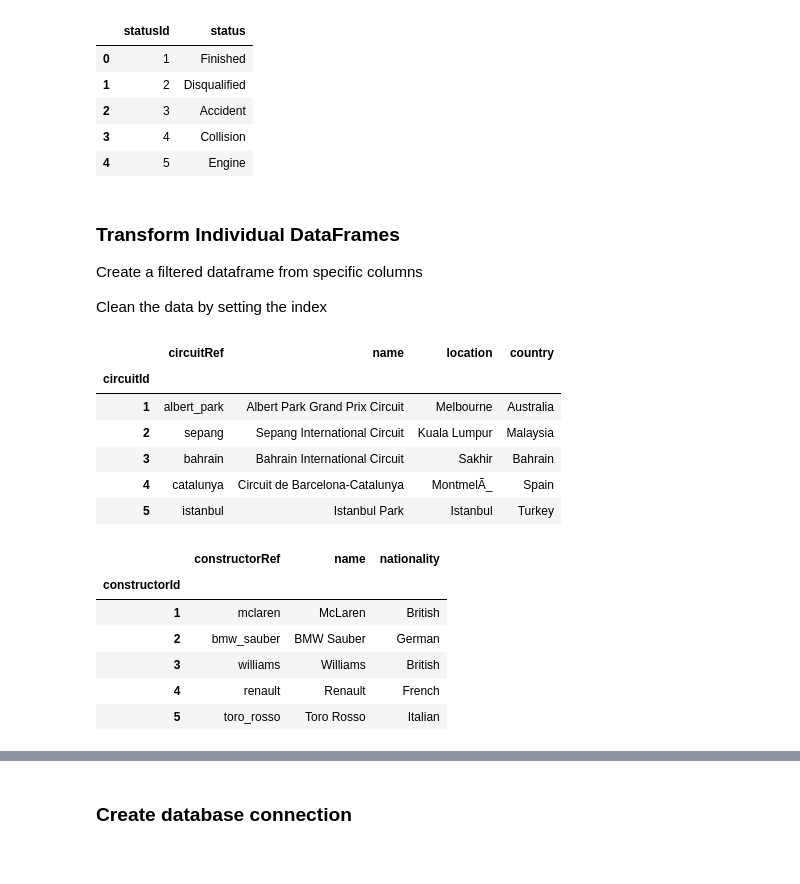
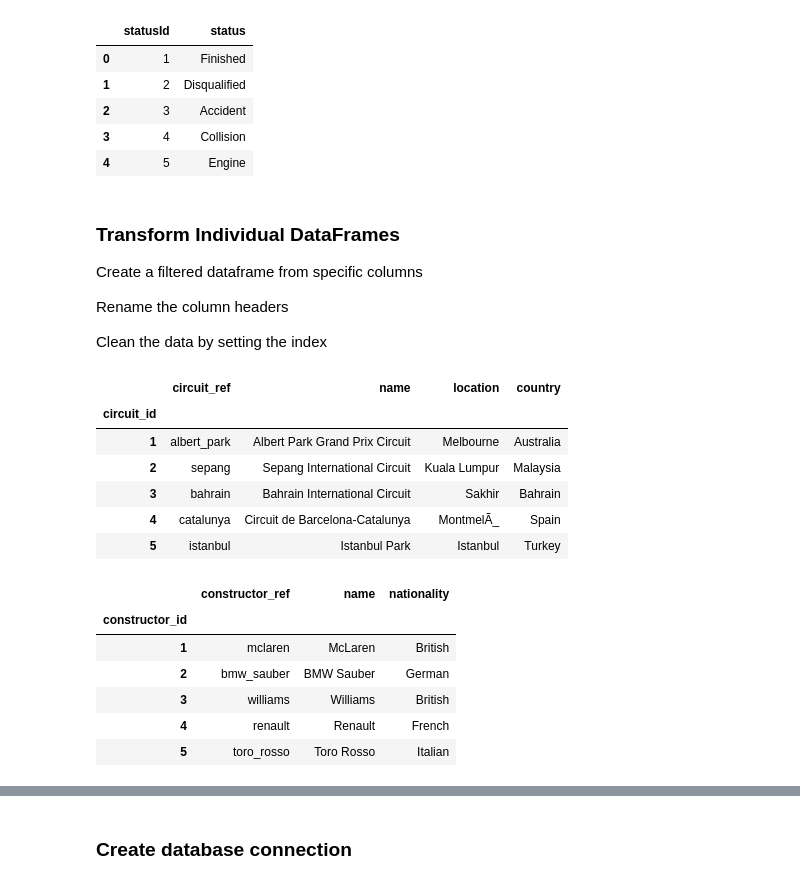
Before and after one commit to KalicoRacer/poll_position_project, a Jupyter notebook: poll_to_podium.ipynb, the cells around one changed output, grey strips where cells are left out. Saved outputs shown, nothing was run; the diff lists cells and outputs as text; code cells hidden in the pictures.

```diff
--- a/poll_to_podium.ipynb
+++ b/poll_to_podium.ipynb
@@ -84,17 +84,22 @@ status_df.head()
 ### Transform Individual DataFrames
 Create a filtered dataframe from specific columns
 
+Rename the column headers
+
 Clean the data by setting the index
 # %%
 circuits_cols = ["circuitId", "circuitRef", "name", "location", "country"]
 circuits_transformed = circuits_df[circuits_cols].copy()
 
-circuits_transformed.set_index("circuitId", inplace=True)
+circuits_transformed = circuits_transformed.rename(columns={"circuitId": "circuit_id",
+                                                         "circuitRef": "circuit_ref"})
+
+circuits_transformed.set_index("circuit_id", inplace=True)
 
 circuits_transformed.head()
 # %% [output]
-|  | circuitRef | name | location | country |
-| circuitId |  |  |  |  |
+|  | circuit_ref | name | location | country |
+| circuit_id |  |  |  |  |
 | 1 | albert_park | Albert Park Grand Prix Circuit | Melbourne | Australia |
 | 2 | sepang | Sepang International Circuit | Kuala Lumpur | Malaysia |
 | 3 | bahrain | Bahrain International Circuit | Sakhir | Bahrain |
@@ -104,12 +109,15 @@ circuits_transformed.head()
 constructors_cols = ["constructorId", "constructorRef", "name", "nationality"]
 constructors_transformed = constructors_df[constructors_cols].copy()
 
-constructors_transformed.set_index("constructorId", inplace=True)
+constructors_transformed = constructors_transformed.rename(columns={"constructorId": "constructor_id",
+                                                         "constructorRef": "constructor_ref"})
+
+constructors_transformed.set_index("constructor_id", inplace=True)
 
 constructors_transformed.head()
 # %% [output]
-|  | constructorRef | name | nationality |
-| constructorId |  |  |  |
+|  | constructor_ref | name | nationality |
+| constructor_id |  |  |  |
 | 1 | mclaren | McLaren | British |
 | 2 | bmw_sauber | BMW Sauber | German |
 | 3 | williams | Williams | British |
```
Also changed, not shown: parts of 14 cells of this notebook.
